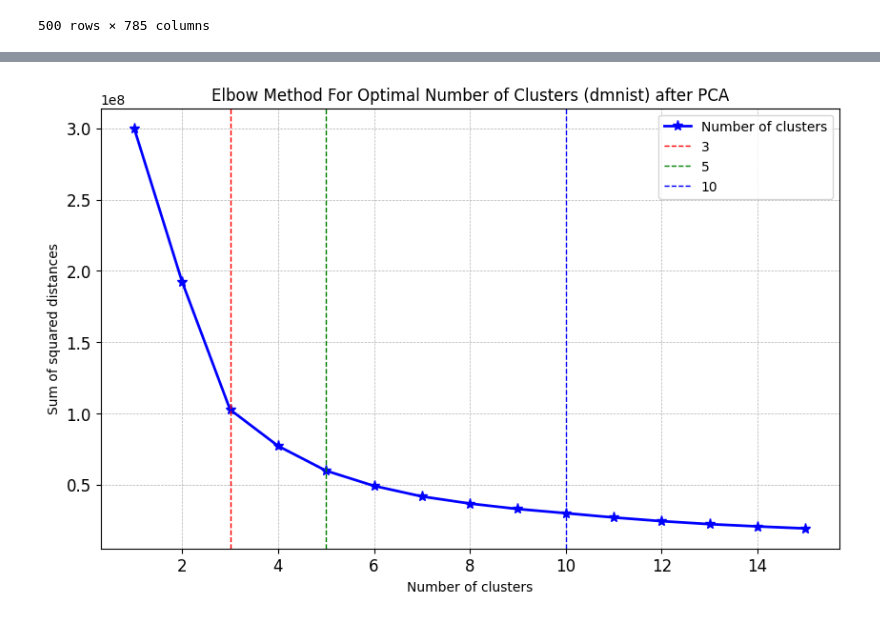
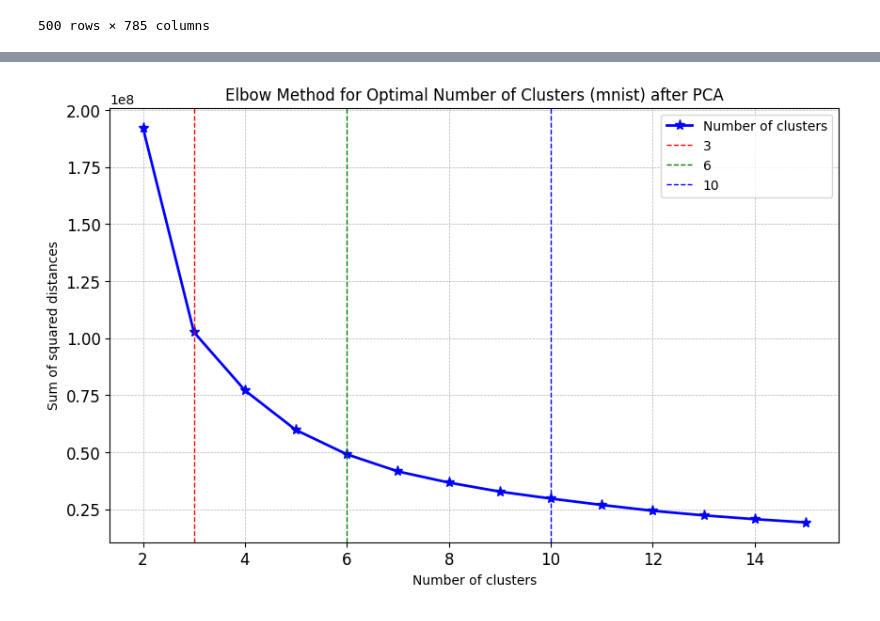
Before and after one commit to OleksiyM/Data_Science, a Jupyter notebook: Module_06/Hw6.ipynb, the cells around one changed output, grey strips where cells are left out. Saved outputs shown, nothing was run; the diff lists cells and outputs as text; code cells hidden in the pictures.

```diff
--- a/Module_06/Hw6.ipynb
+++ b/Module_06/Hw6.ipynb
@@ -142,11 +217,18 @@ pca = PCA(n_components=2)
 pca_data = pca.fit_transform(df_data_mnist)
 # %%
 # Lets check max 15 clusters
+%%time
 max_clusters = 15
 inertia = []
-for k in range(1, max_clusters + 1):
+silhouette_scores = []
+davies_bouldin_scores = []
+for k in range(2, max_clusters + 1):
   kmeans = KMeans(n_clusters=k)
   kmeans.fit(pca_data )
+  labels = kmeans.labels_
   inertia.append(kmeans.inertia_)
+  silhouette_score_val = silhouette_score(pca_data, labels)
+  silhouette_scores.append(silhouette_score_val)
+  davies_bouldin_scores.append(davies_bouldin_score(pca_data, labels))
   print(f'Fit {k} clusters after PCA')
 # %% [output]
@@ -168,20 +251,20 @@ Fit 15 clusters after PCA
 # %%
-# Elbow method
+# Elbow method after PCA - visually 3 or 6 or 10 clusters
 plt.figure(figsize=(10, 6))
-plt.plot(range(1, max_clusters + 1), inertia, 'b*-', markersize=8, linewidth=2)
+plt.plot(range(2, max_clusters + 1), inertia, 'b*-', markersize=8, linewidth=2)
 plt.xlabel("Number of clusters")
 plt.ylabel("Sum of squared distances")
-plt.title("Elbow Method For Optimal Number of Clusters (dmnist) after PCA")
+plt.title("Elbow Method for Optimal Number of Clusters (mnist) after PCA")
 plt.grid(True, which='both', linestyle='--', linewidth=0.5)
 plt.xticks(fontsize=12)
 plt.yticks(fontsize=12)
 plt.axvline(x=3, color='r', linestyle='--', linewidth=1, label='x=3')
-plt.axvline(x=5, color='g', linestyle='--', linewidth=1, label='x=5')
+plt.axvline(x=6, color='g', linestyle='--', linewidth=1, label='x=6')
 plt.axvline(x=10, color='b', linestyle='--', linewidth=1, label='x=10')
-plt.legend(['Number of clusters', '3', '5', '10'])
+plt.legend(['Number of clusters', '3', '6', '10'])
 plt.show()
 # %% [output]
-[figure, old version]
+[figure, new version]
 # %%
 def plot_clusters(k=3):
     kmeans = KMeans(n_clusters=k, max_iter=300, random_state=42)
```
Also changed, not shown: parts of 24 cells of this notebook, 1 other file.
